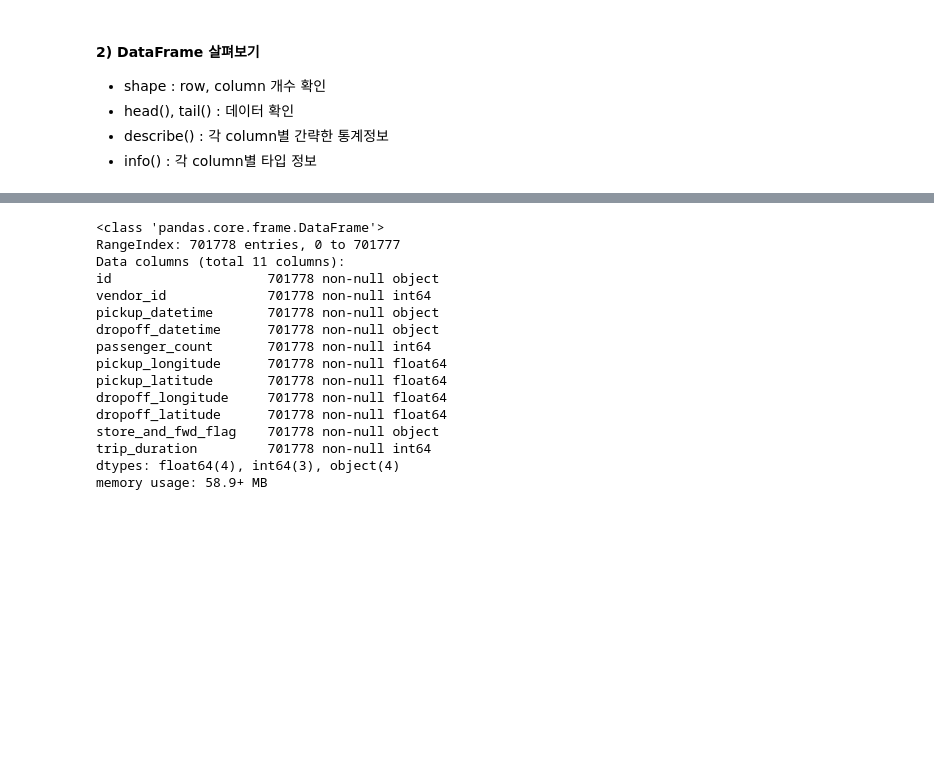
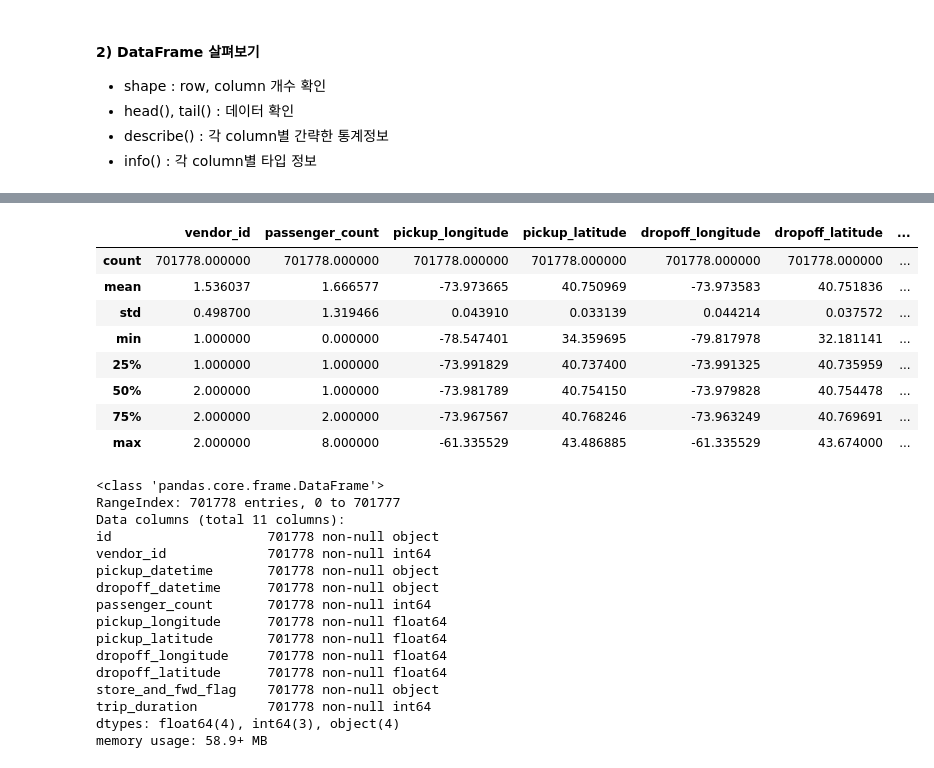
Before and after one commit to GIMINSU/nyc_taxi, a Jupyter notebook: nyc_taxi.ipynb, the cells around one changed output, grey strips where cells are left out. Cells and saved outputs as stored; diff of their text form; code cells hidden in the pictures; blank space fills up the shorter version.

```diff
--- a/nyc_taxi.ipynb
+++ b/nyc_taxi.ipynb
@@ -27,3 +28,6 @@ taxi_df = pd.read_csv('train.csv')
+# %%
+taxi = 'train.csv' # data import
+df = pd.read_csv(taxi) # dataframe 생성
 # %% [markdown]
 #### 2) DataFrame 살펴보기
  - shape           : row, column 개수 확인
@@ -42 +63,13 @@ taxi_df.describe()
+# %%
+df.describe() # 변수별 기초통계량 확인(mean과 50%비교, real변수와 category변수 확인)
+# %% [output]
+|  | vendor_id | passenger_count | pickup_longitude | pickup_latitude | dropoff_longitude | dropoff_latitude | ... |
+| count | 701778.000000 | 701778.000000 | 701778.000000 | 701778.000000 | 701778.000000 | 701778.000000 | ... |
+| mean | 1.536037 | 1.666577 | -73.973665 | 40.750969 | -73.973583 | 40.751836 | ... |
+| std | 0.498700 | 1.319466 | 0.043910 | 0.033139 | 0.044214 | 0.037572 | ... |
+| min | 1.000000 | 0.000000 | -78.547401 | 34.359695 | -79.817978 | 32.181141 | ... |
+| 25% | 1.000000 | 1.000000 | -73.991829 | 40.737400 | -73.991325 | 40.735959 | ... |
+| 50% | 2.000000 | 1.000000 | -73.981789 | 40.754150 | -73.979828 | 40.754478 | ... |
+| 75% | 2.000000 | 2.000000 | -73.967567 | 40.768246 | -73.963249 | 40.769691 | ... |
+| max | 2.000000 | 8.000000 | -61.335529 | 43.486885 | -61.335529 | 43.674000 | ... |
 # %%
```
Also changed, not shown: parts of 79 cells of this notebook.
